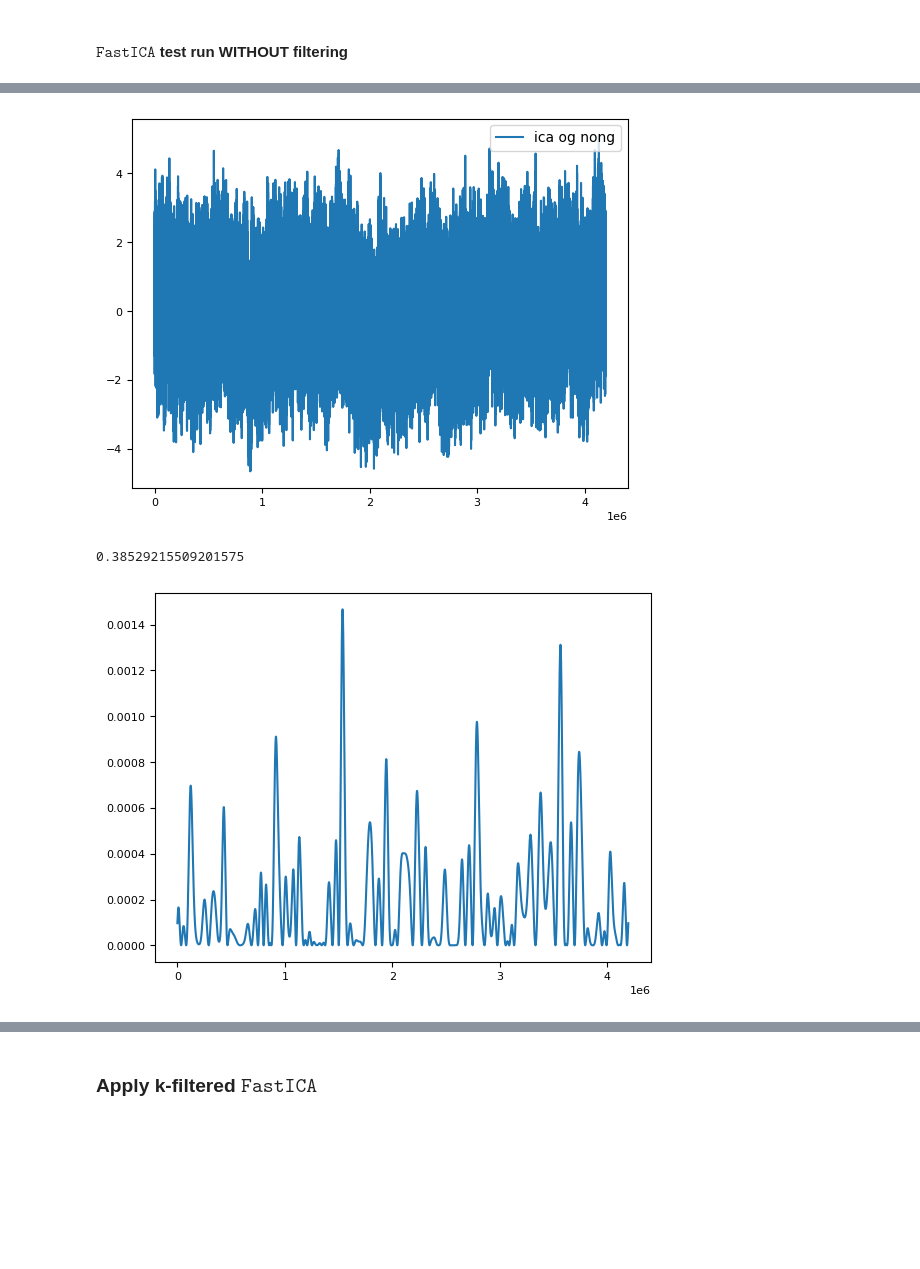
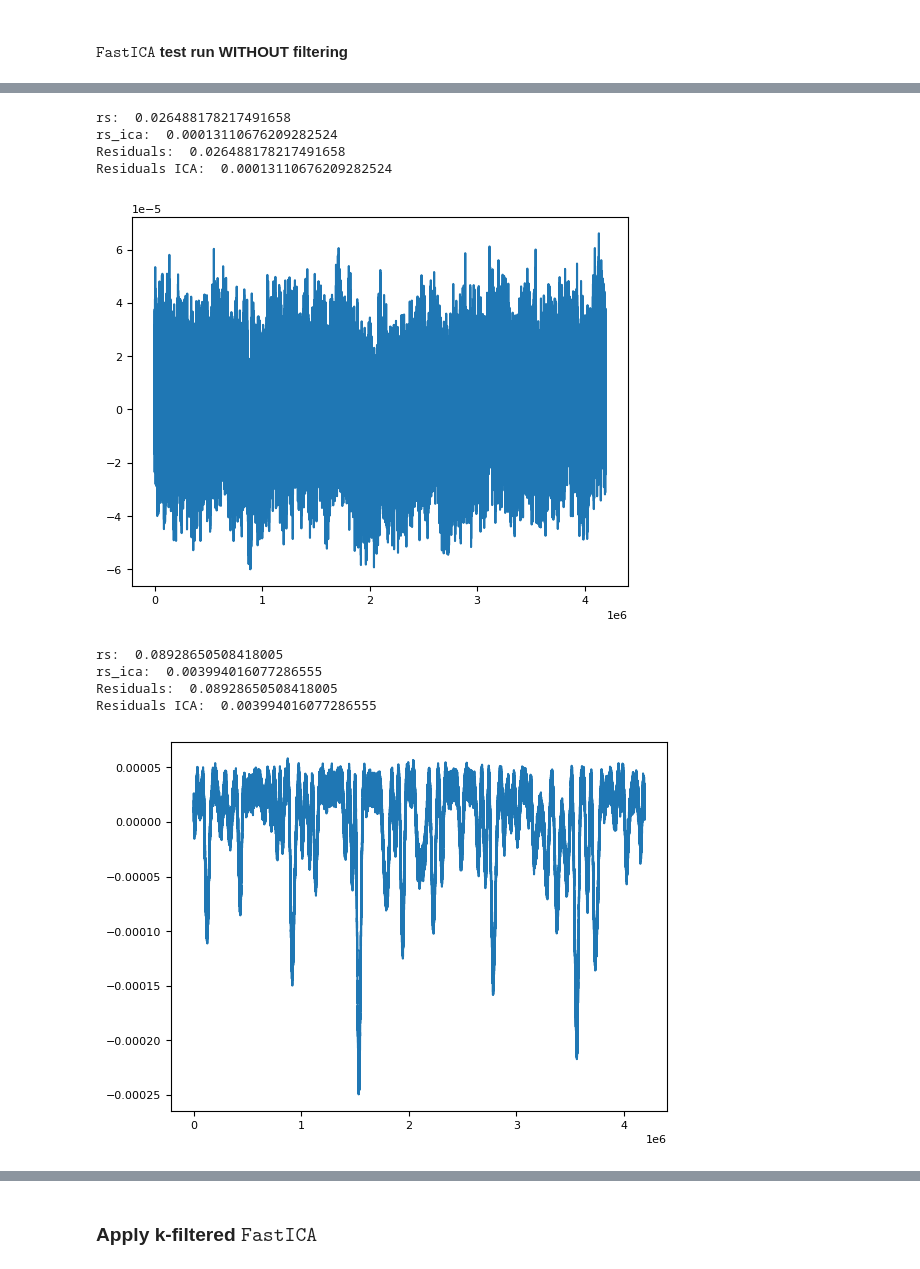
Before and after one commit to inthaider/png_ml_project, a Jupyter notebook: ica/nb_kfica_1d.ipynb, the cells around one changed output, grey strips where cells are left out. Drawn from its saved outputs; the diff is of its cells as text; code cells hidden in the pictures; blank space fills up the shorter version.

```diff
--- a/ica/nb_kfica_1d.ipynb
+++ b/ica/nb_kfica_1d.ipynb
@@ -162,7 +167,7 @@ kmnr = 2/3 # Ratio of max (cut-off) k-freq to the Nyquist k-freq
 #
 # FINAL ZETA FIELD WITH CHI_e^2 NON-GAUSSIANITY
 #
-z_chisq, zng_chisq, _ = nong.nong_field_chisq(zg, Achi, Rchi, Bchi, Fng, kmnr, seedchi=seedchi)
+z_chisq, zng_chisq, _ = nong.png_field_chisq(zg, Achi, Rchi, Bchi, Fng, kmnr, seedchi=seedchi)
 
 
 
@@ -333,9 +338,18 @@ wbin_size = None
 # Run ICA
 #
 #
-src, ica_src, max_amps, mix_signals, ica_src_og = ica.ica_all(zg, zng,
-                                                max_iter=max_iter, tol=tol,
-                                                prewhiten = prewhiten, wbin_size = wbin_size)
+# src, ica_src, max_amps, mix_signals, ica_src_og = ica.ica_all(zg, zng,
+#                                                 max_iter=max_iter, tol=tol,
+#                                                 prewhiten = prewhiten, wbin_size = wbin_size)
+# mix_signal_pre, mix_signal = mix_signals[0,:], mix_signals[1,:]
 
-mix_signal_pre, mix_signal = mix_signals[0,:], mix_signals[1,:]
+
+testica = icap.ICAProcessor(max_iter=max_iter, tol=tol, prewhiten = prewhiten, wbin_size = wbin_size)
+
+src, ica_src, max_amps, mix_signals, ica_src_og = testica.ica_all(zg, zng)
+# src, ica_src, max_amps, mix_signals, ica_src_og = ica.ica_all(zg, zng,
+#                                                 max_iter=max_iter, tol=tol,
+#                                                 prewhiten = prewhiten, wbin_size = wbin_size)
+
+# mix_signal_pre, mix_signal = mix_signals[0,:], mix_signals[1,:]
 # %% [output]
@@ -372,28 +452,45 @@ plt.show()
 # %%
 """
 
 Plot more results
 
 """
 
 # plt.plot(src[1, :], label='src gauss')
-plt.plot(ica_src_og[1, :], label='ica og nong')
-plt.legend(loc=1)
+# plt.plot(ica_src_og[1, :], label='ica og nong')
+# plt.legend(loc=1)
+# plt.show()
+
+x = src[0, :]
+y = ica_src[0, :]
+# print(x)
+# print(y)
+rs, rv = val.calculate_residuals(x, y)
+rs_ica = val.calculate_residuals_ica(x, y)
+print("Residuals: ", rs)
+print("Residuals ICA: ", rs_ica)
+plt.plot(rv)
 plt.show()
 
-a = src[0, :]
-b = ica_src[0, :]
-rr, rv = resid(a, b)
-print(rr)
 
-# a = src[1, :]
-# b = ica_src[1, :]
-# rv, r, rr = resid(a, b)
-# print(r, rr)
-
+x = src[1, :]
+y = ica_src[1, :]
+# print(x)
+# print(y)
+rs, rv = val.calculate_residuals(x, y)
+rs_ica = val.calculate_residuals_ica(x, y)
+print("Residuals: ", rs)
+print("Residuals ICA: ", rs_ica)
 plt.plot(rv)
 plt.show()
 # %% [output]
+rs:  0.026488178217491658
+rs_ica:  0.00013110676209282524
+Residuals:  0.026488178217491658
+Residuals ICA:  0.00013110676209282524
-[figure, old version]
+[figure, new version]
-0.38529215509201575
+rs:  0.08928650508418005
+rs_ica:  0.003994016077286555
+Residuals:  0.08928650508418005
+Residuals ICA:  0.003994016077286555
-[figure, old version]
+[figure, new version]
```
Also changed, not shown: parts of 12 cells of this notebook, 10 other files.
